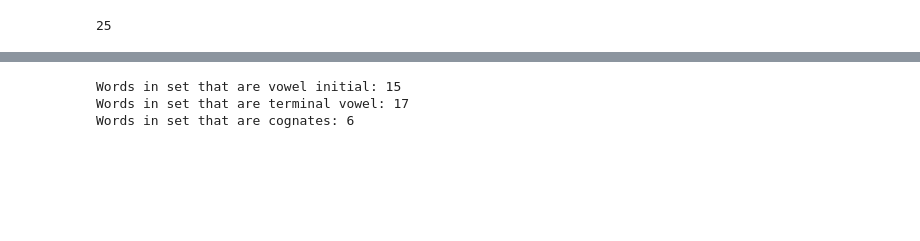
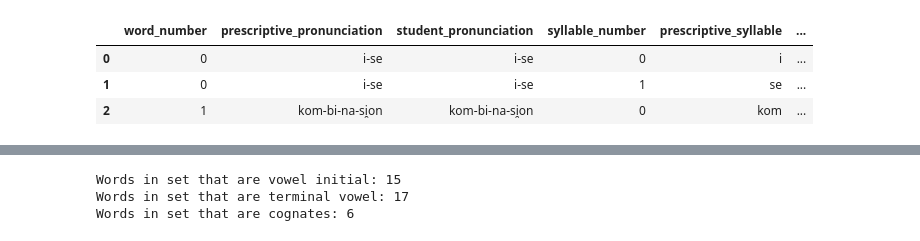
Before and after one commit to djdebonis/IPA_vowel_compare, a Jupyter notebook: IPA_vowel_analyze.ipynb, the cells around one changed output, grey strips where cells are left out. Saved outputs shown, nothing was run; the diff lists cells and outputs as text; code cells hidden in the pictures; blank space fills up the shorter version.

Commit message:
writing more functions & add to results

```diff
--- a/IPA_vowel_analyze.ipynb
+++ b/IPA_vowel_analyze.ipynb
@@ -229,3 +231,27 @@ def string_list_phoneme_compare(response,answer):
 
 
     return(data)
+# %%
+def datasheet_compile(list_of_lists, prescriptive_list):
+    """
+    Takes a list of lists of strings and turns them into a list of dataframes that contain all of the information we are looking for
+    (see string_list_phoneme_compare function for more information)
+
+    Parameters
+    ----------
+    :list_of_lists: a list of lists of strings; all lists must be the same length
+    :prescriptive_list: a list of strings; prescriptive list must be same len as all lists in list_of_lists
+
+    Returns
+    --------
+    :returns: list of dataframes with all of the good data we want
+    :rtype: list of pandas DataFrames
+
+    """
+    ls_of_dfs = []
+    for i in range(len(list_of_lists)):
+        current_list = list_of_lists[i]
+        current_df = string_list_phoneme_compare(current_list, prescriptive_list)
+        ls_of_dfs.append(current_df)
+
+    return(ls_of_dfs)
@@ -253,4 +352,12 @@ partic03 = rm_stress(partic03_raw)
 partic04 = rm_stress(partic04_raw)
 partic05 = rm_stress(partic05_raw)
 partic07 = rm_stress(partic07_raw)
+# %%
+study_data = datasheet_compile(data,prescriptive) # turn the list of lists of strings into a list of dataframes
+study_data[1].head(3) # print a small amount as demonstraation
+# %% [output]
+|  | word_number | prescriptive_pronunciation | student_pronunciation | syllable_number | prescriptive_syllable | ... |
+| 0 | 0 | i-se | i-se | 0 | i | ... |
+| 1 | 0 | i-se | i-se | 1 | se | ... |
+| 2 | 1 | kom-bi-na-si̯on | kom-bi-na-si̯on | 0 | kom | ... |
 # %%
@@ -258,4 +364,0 @@ data = [partic01,partic02,partic03,partic04,partic05,partic07]
-# %%
-len(prescriptive)
-# %% [output]
-25
```
Also changed, not shown: parts of 21 cells of this notebook, 2 other files.
